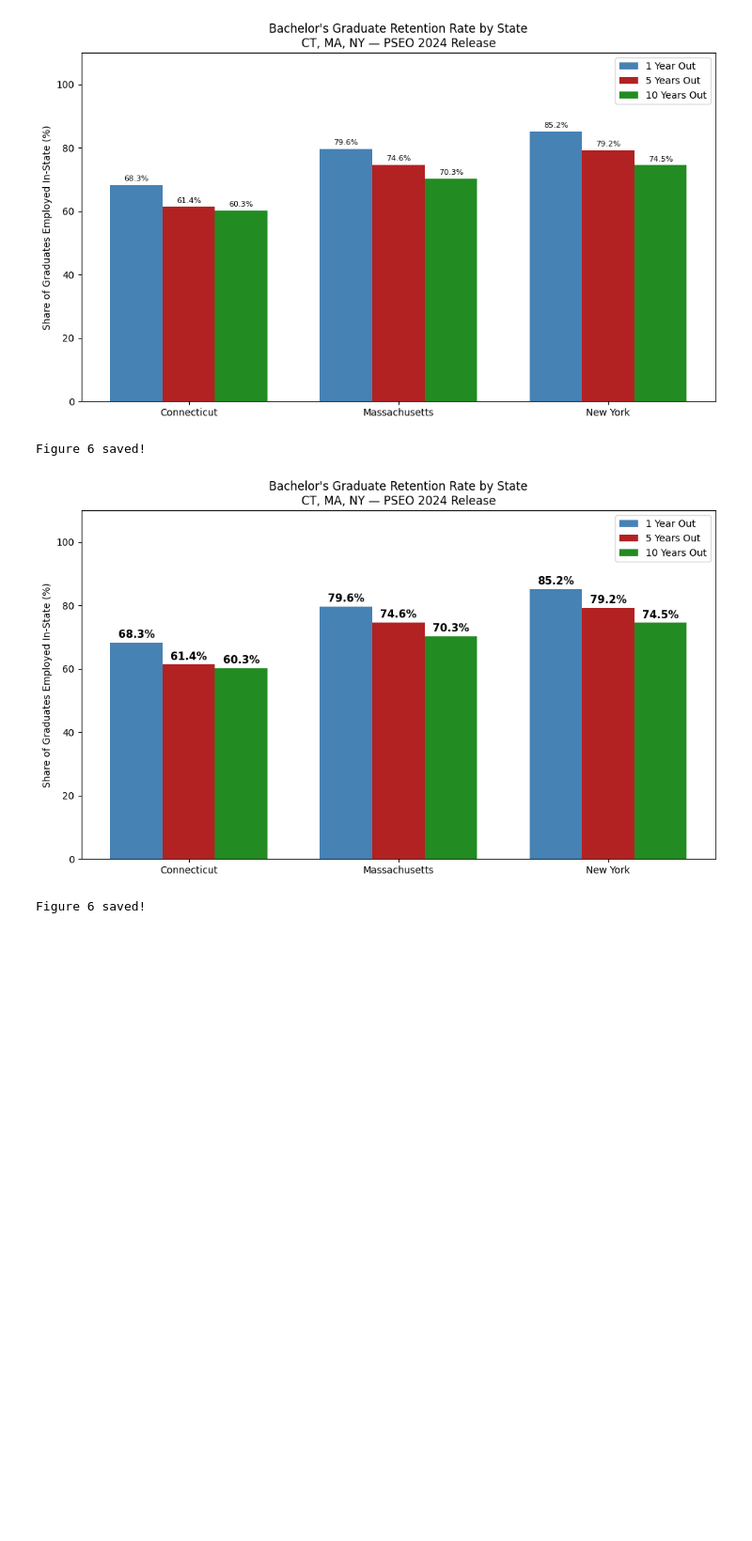
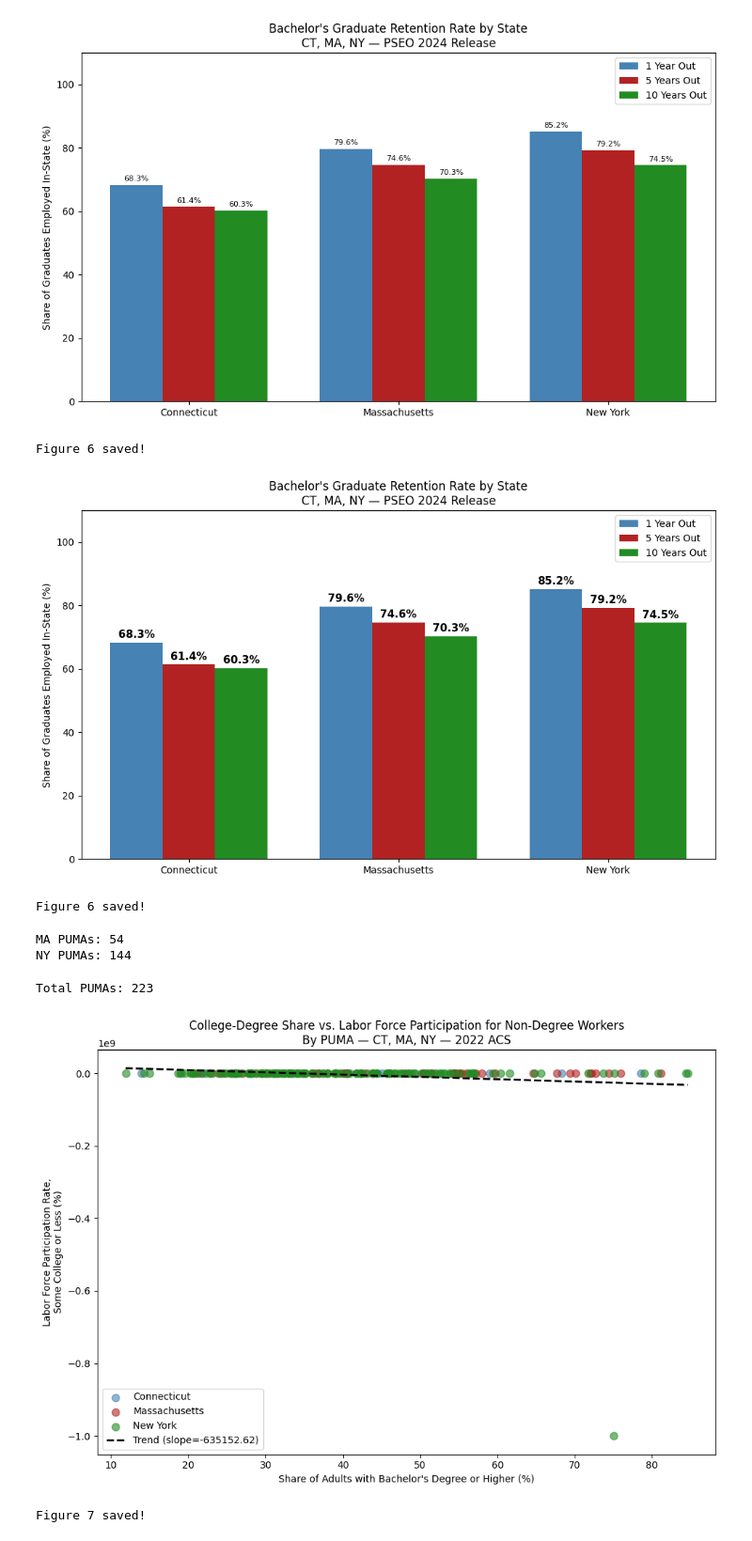
Before and after one commit to randyliu078-bit/qss20-final-project, a Jupyter notebook: code/03_analysis.ipynb, the cells around one changed output. Shown at 94% size. Saved outputs shown, nothing was run; the diff lists cells and outputs as text; code cells hidden in the pictures; blank space fills up the shorter version.

```diff
--- a/code/03_analysis.ipynb
+++ b/code/03_analysis.ipynb
@@ -1196,3 +1196,78 @@ print("Figure 6 saved!")
 # %% [output]
 [figure]
 Figure 6 saved!
+# %%
+# Pull PUMA-level data for MA and NY
+ma_puma_url = (
+    "https://api.census.gov/data/2022/acs/acs1/subject"
+    "?get=NAME,S1501_C02_015E,S2301_C03_003E"
+    f"&for=public%20use%20microdata%20area:*&in=state:25&key={API_KEY}"
+)
+
+ny_puma_url = (
+    "https://api.census.gov/data/2022/acs/acs1/subject"
+    "?get=NAME,S1501_C02_015E,S2301_C03_003E"
+    f"&for=public%20use%20microdata%20area:*&in=state:36&key={API_KEY}"
+)
+
+ma_puma = pd.DataFrame(requests.get(ma_puma_url).json()[1:],
+                       columns=["name","college_share","lfp_rate","state","puma"])
+ny_puma = pd.DataFrame(requests.get(ny_puma_url).json()[1:],
+                       columns=["name","college_share","lfp_rate","state","puma"])
+
+print("MA PUMAs:", ma_puma.shape[0])
+print("NY PUMAs:", ny_puma.shape[0])
+# %% [output]
+MA PUMAs: 54
+NY PUMAs: 144
+# %%
+# ---- Figure 7 (revised): College-degree share vs LFP across CT, MA, NY PUMAs ----
+
+# Reload CT PUMA data
+ct_puma_url = (
+    "https://api.census.gov/data/2022/acs/acs1/subject"
+    "?get=NAME,S1501_C02_015E,S2301_C03_003E"
+    f"&for=public%20use%20microdata%20area:*&in=state:09&key={API_KEY}"
+)
+ct_puma = pd.DataFrame(requests.get(ct_puma_url).json()[1:],
+                       columns=["name","college_share","lfp_rate","state","puma"])
+
+# Tag each state
+ct_puma["state_name"] = "Connecticut"
+ma_puma["state_name"] = "Massachusetts"
+ny_puma["state_name"] = "New York"
+
+# Combine
+all_puma = pd.concat([ct_puma, ma_puma, ny_puma], ignore_index=True)
+for col in ["college_share","lfp_rate"]:
+    all_puma[col] = pd.to_numeric(all_puma[col], errors="coerce")
+all_puma = all_puma.dropna()
+
+print("Total PUMAs:", all_puma.shape[0])
+
+# Plot
+colors = {"Connecticut": "steelblue", "Massachusetts": "firebrick", "New York": "forestgreen"}
+
+fig, ax = plt.subplots(figsize=(10, 7))
+for state, group in all_puma.groupby("state_name"):
+    ax.scatter(group["college_share"], group["lfp_rate"],
+               color=colors[state], alpha=0.6, s=60, label=state)
+
+# Overall regression line
+m, b = np.polyfit(all_puma["college_share"], all_puma["lfp_rate"], 1)
+x_line = np.linspace(all_puma["college_share"].min(), all_puma["college_share"].max(), 100)
+ax.plot(x_line, m*x_line + b, color="black", linewidth=2,
+        linestyle="--", label=f"Trend (slope={m:.2f})")
+
+ax.set_xlabel("Share of Adults with Bachelor's Degree or Higher (%)")
+ax.set_ylabel("Labor Force Participation Rate,\nSome College or Less (%)")
+ax.set_title("College-Degree Share vs. Labor Force Participation for Non-Degree Workers\nBy PUMA — CT, MA, NY — 2022 ACS")
+ax.legend()
+plt.tight_layout()
+plt.savefig("fig7_puma_scatter.png", dpi=150)
+plt.show()
+print("Figure 7 saved!")
+# %% [output]
+Total PUMAs: 223
+[figure, added]
+Figure 7 saved!
```
Also changed, not shown: parts of 10 cells of this notebook.
